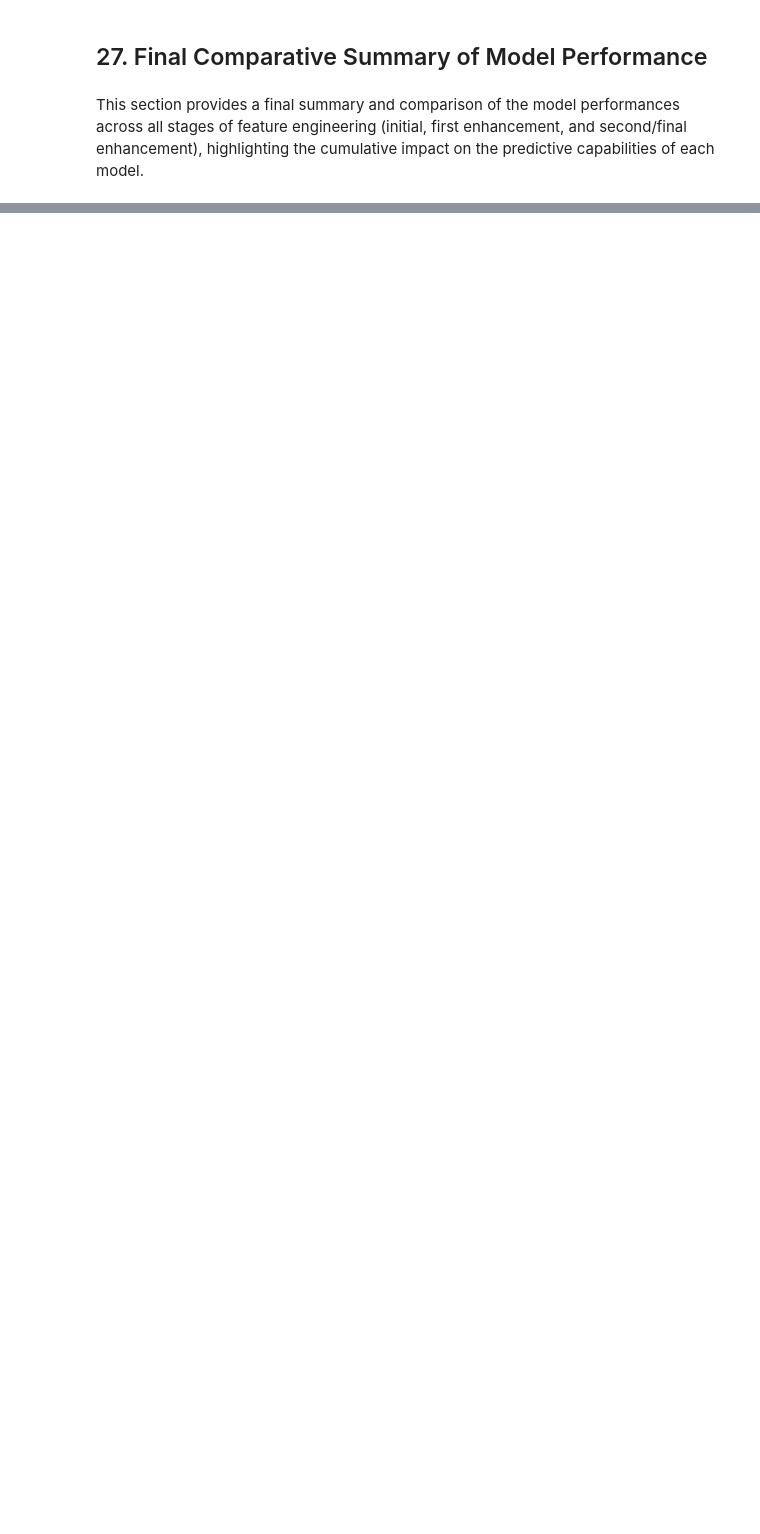
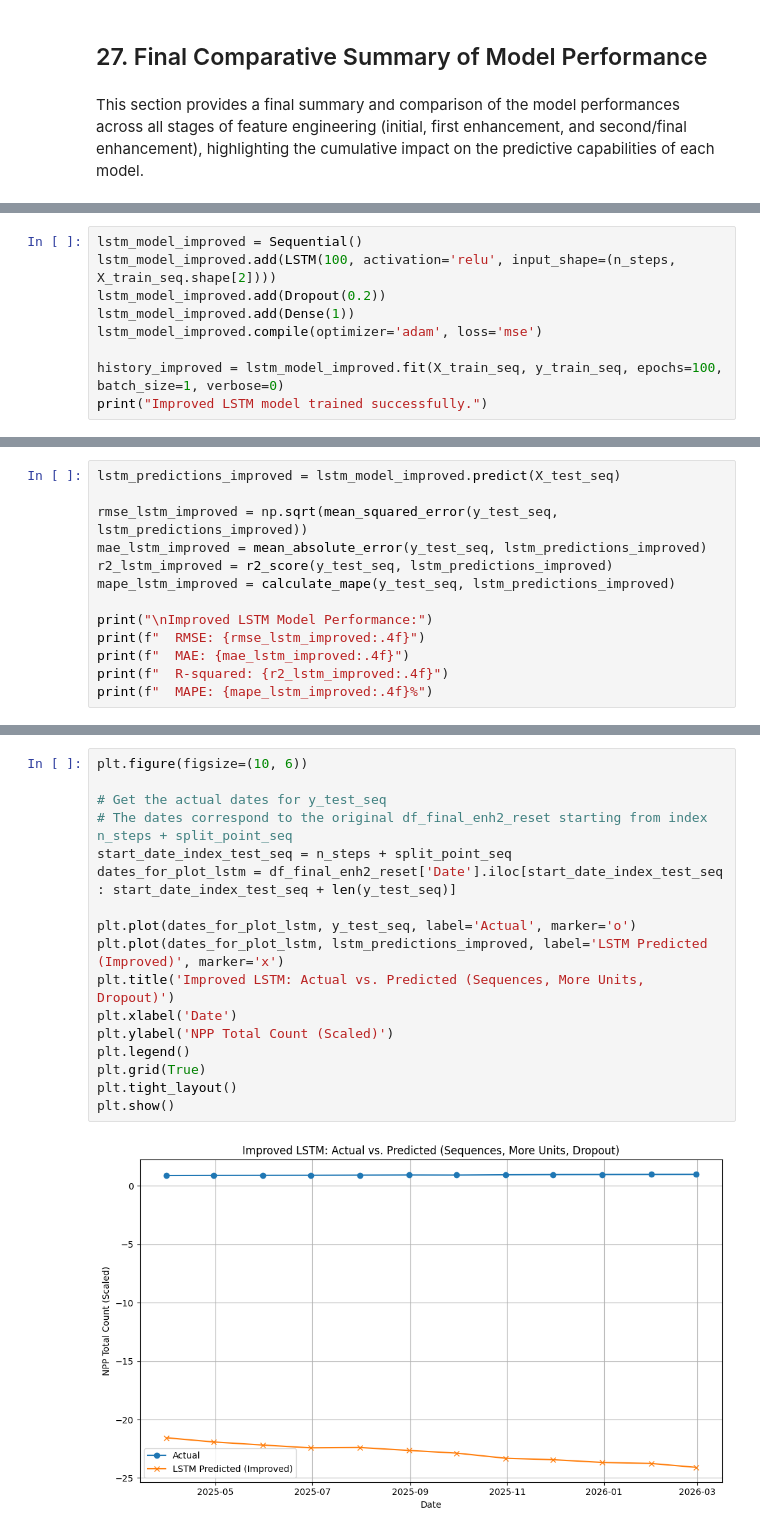
Before and after one commit to varunpkv/RBA-Payment-Trends-Capstone, a Jupyter notebook: RBA_Payment_Trends_Forecasting_and_Shift_Detection.ipynb, the cells around one changed output, grey strips where cells are left out. Saved outputs shown, nothing was run; the diff lists cells and outputs as text; blank space fills up the shorter version.

```diff
--- a/RBA_Payment_Trends_Forecasting_and_Shift_Detection.ipynb
+++ b/RBA_Payment_Trends_Forecasting_and_Shift_Detection.ipynb
@@ -1862,0 +2082,9 @@ This section provides a final summary and comparison of the model performances a
+# %%
+lstm_model_improved = Sequential()
+lstm_model_improved.add(LSTM(100, activation='relu', input_shape=(n_steps, X_train_seq.shape[2])))
+lstm_model_improved.add(Dropout(0.2))
+lstm_model_improved.add(Dense(1))
+lstm_model_improved.compile(optimizer='adam', loss='mse')
+
+history_improved = lstm_model_improved.fit(X_train_seq, y_train_seq, epochs=100, batch_size=1, verbose=0)
+print("Improved LSTM model trained successfully.")
@@ -1862,0 +2095,13 @@ This section provides a final summary and comparison of the model performances a
+# %%
+lstm_predictions_improved = lstm_model_improved.predict(X_test_seq)
+
+rmse_lstm_improved = np.sqrt(mean_squared_error(y_test_seq, lstm_predictions_improved))
+mae_lstm_improved = mean_absolute_error(y_test_seq, lstm_predictions_improved)
+r2_lstm_improved = r2_score(y_test_seq, lstm_predictions_improved)
+mape_lstm_improved = calculate_mape(y_test_seq, lstm_predictions_improved)
+
+print("\nImproved LSTM Model Performance:")
+print(f"  RMSE: {rmse_lstm_improved:.4f}")
+print(f"  MAE: {mae_lstm_improved:.4f}")
+print(f"  R-squared: {r2_lstm_improved:.4f}")
+print(f"  MAPE: {mape_lstm_improved:.4f}%")
@@ -1862,0 +2118,19 @@ This section provides a final summary and comparison of the model performances a
+# %%
+plt.figure(figsize=(10, 6))
+
+# Get the actual dates for y_test_seq
+# The dates correspond to the original df_final_enh2_reset starting from index n_steps + split_point_seq
+start_date_index_test_seq = n_steps + split_point_seq
+dates_for_plot_lstm = df_final_enh2_reset['Date'].iloc[start_date_index_test_seq : start_date_index_test_seq + len(y_test_seq)]
+
+plt.plot(dates_for_plot_lstm, y_test_seq, label='Actual', marker='o')
+plt.plot(dates_for_plot_lstm, lstm_predictions_improved, label='LSTM Predicted (Improved)', marker='x')
+plt.title('Improved LSTM: Actual vs. Predicted (Sequences, More Units, Dropout)')
+plt.xlabel('Date')
+plt.ylabel('NPP Total Count (Scaled)')
+plt.legend()
+plt.grid(True)
+plt.tight_layout()
+plt.show()
+# %% [output]
+[figure, added]
```
Also changed, not shown: parts of 45 cells of this notebook.
